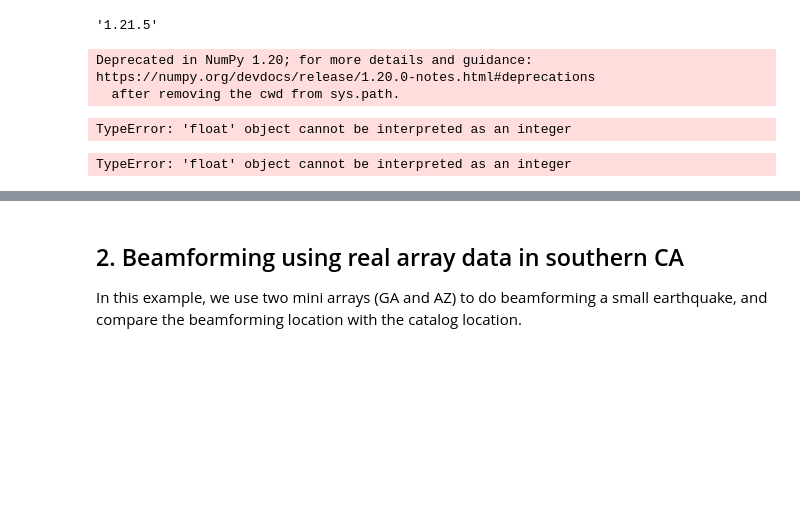
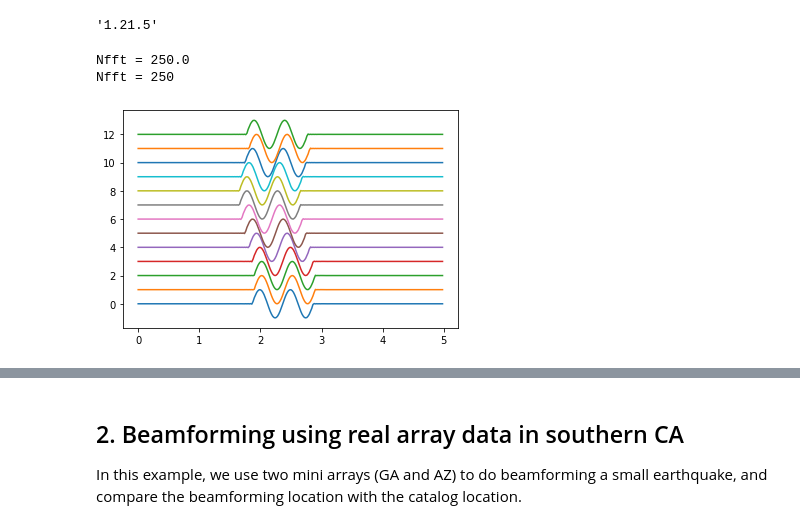
Before and after one commit to fabian-kutschera/P10_NDiES, a Jupyter notebook: BP/Exercise1_Beamforming_2021.ipynb, the cells around one changed output, grey strips where cells are left out. Saved outputs shown, nothing was run; the diff lists cells and outputs as text; code cells hidden in the pictures; blank space fills up the shorter version.

Commit message:
update: no more warnings w.r.t numpy

```diff
--- a/BP/Exercise1_Beamforming_2021.ipynb
+++ b/BP/Exercise1_Beamforming_2021.ipynb
@@ -49,32 +49,36 @@ np.__version__
 # %%
 dt = recSampInt  # sampling interval
 Fmax = 1/dt; # maximum frequency
 Nfft = recNumData # number of samples in each chopped seismogram (i.e. number in fft)
-frq = Fmax/2*np.linspace(0,1,endpoint=True, num=np.int(Nfft/2+1)) #central frequencies
+print("Nfft = {}".format(Nfft))
+Nfft = int(Nfft)
+print("Nfft = {}".format(Nfft))
+
+frq = Fmax/2*np.linspace(0,1,endpoint=True, num=np.int64(Nfft/2+1)) #central frequencies
 ## p wave velocity
 Vp = 6 # km/s
 dis_h = np.zeros((array1.shape[0],1))
 travelT1 = dis_h
 ## calculate the array signal, the signal is same as the source, only the start time is different
 array_data = np.zeros((array1.shape[0],len(source_signal)))
 vehlp = np.fft.fft(source_signal);
 for ind1 in np.arange(array1.shape[0]):
     dis_h[ind1] = np.sqrt(array1[ind1,0]**2+array1[ind1,1]**2)
     ##travel time from the source to each station
     travelT1[ind1] = -1*np.sqrt(dis_h[ind1]**2+source_z**2)/Vp
     rep = np.exp(1j*2*np.pi*frq*travelT1[ind1])
     shft = shiftdim(vehlp[0:len(frq)],1,nargout=1) #shift in frequency domain
     dshft = rep.T*shft
     #s_sh = np.double(2*np.real(np.fft.ifft(dshft, Nfft))) # return no error for Bo?!
     s_sh = np.double(2*np.real(np.fft.ifft(dshft, Nfft)))
     array_data[ind1,:] = s_sh
     plt.plot(xtim,s_sh+ind1)
 
 plt.show()
 # %% [output]
-Deprecated in NumPy 1.20; for more details and guidance: https://numpy.org/devdocs/release/1.20.0-notes.html#deprecations
-  after removing the cwd from sys.path.
+Nfft = 250.0
+Nfft = 250
-TypeError: 'float' object cannot be interpreted as an integer
+[figure, added]
 # %%
 ##preform beamforming using the synthetic array signals
 acent=[np.mean(array1[:,0]), np.mean(array1[:,1])] #array center
@@ -98,8 +102,6 @@ for ind1 in np.arange(len(EsloV)):
             stdel = stdel + s_sh/np.max(np.abs(s_sh))
 
         beam[ind1,ind2] = np.sum((stdel/array1.shape[0])**2)
-# %% [output]
-TypeError: 'float' object cannot be interpreted as an integer
 # %%
 aspectratio = 1
 # %%
```
Also changed, not shown: parts of 12 cells of this notebook.
